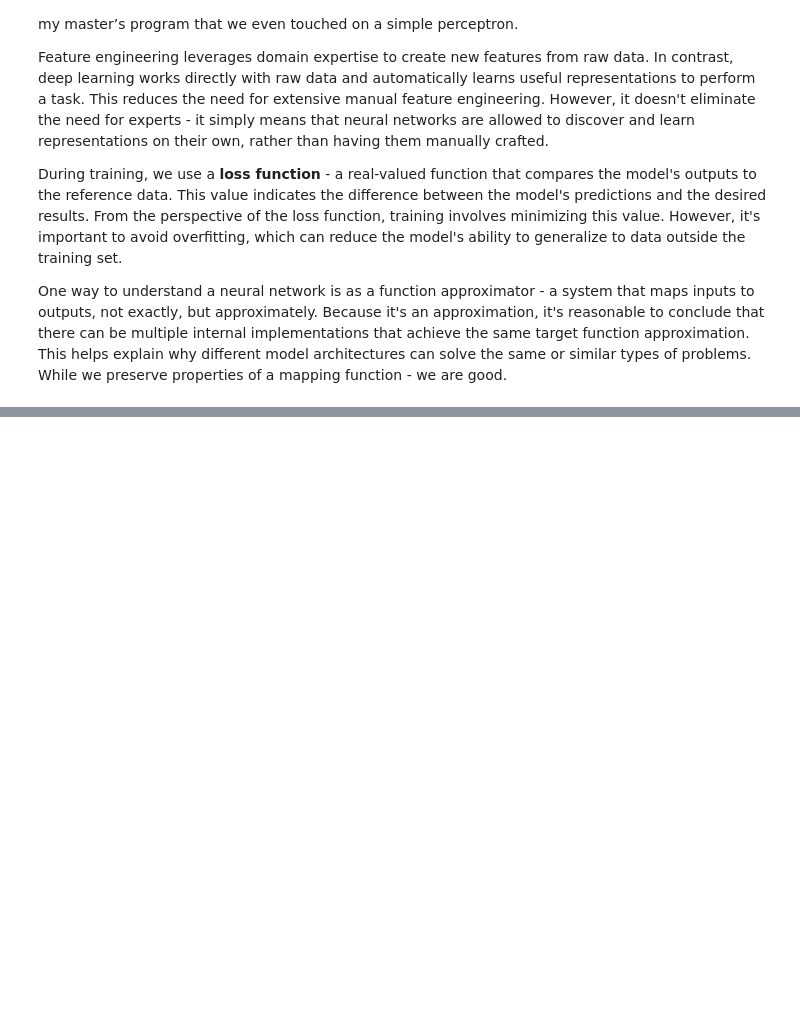
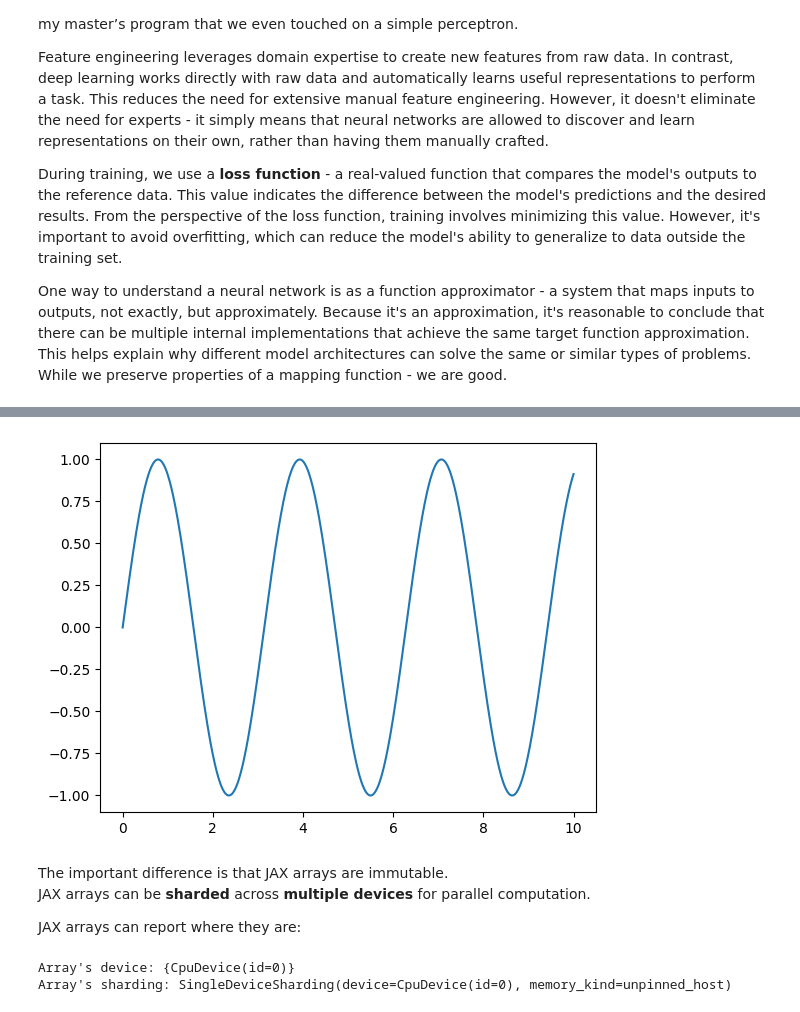
Before and after one commit to CuriousDima/ai, a Jupyter notebook: pytorch/1. Introduction to PyToch and AI.ipynb, the cells around one changed output, grey strips where cells are left out. Saved outputs shown, nothing was run; the diff lists cells and outputs as text; code cells hidden in the pictures; blank space fills up the shorter version.

```diff
--- a/pytorch/1. Introduction to PyToch and AI.ipynb
+++ b/pytorch/1. Introduction to PyToch and AI.ipynb
@@ -116,0 +132,17 @@ One way to understand a neural network is as a function approximator - a system
+# %%
+x_jnp = jnp.linspace(0, 10, 1000) # equally spaced values between 0 and 10, 1000 points.
+y_jnp = 2 * jnp.sin(x_jnp) * jnp.cos(x_jnp)
+plt.plot(x_jnp, y_jnp);
+# %% [output]
+[figure, added]
+# %% [markdown]
+The important difference is that JAX arrays are immutable.
+JAX arrays can be **sharded** across **multiple devices** for parallel computation.
+
+JAX arrays can report where they are:
+# %%
+print(f"Array's device: {x_jnp.devices()}")
+print(f"Array's sharding: {x_jnp.sharding}")
+# %% [output]
+Array's device: {CpuDevice(id=0)}
+Array's sharding: SingleDeviceSharding(device=CpuDevice(id=0), memory_kind=unpinned_host)
```
Also changed, not shown: parts of 2 cells of this notebook, 2 other files.
